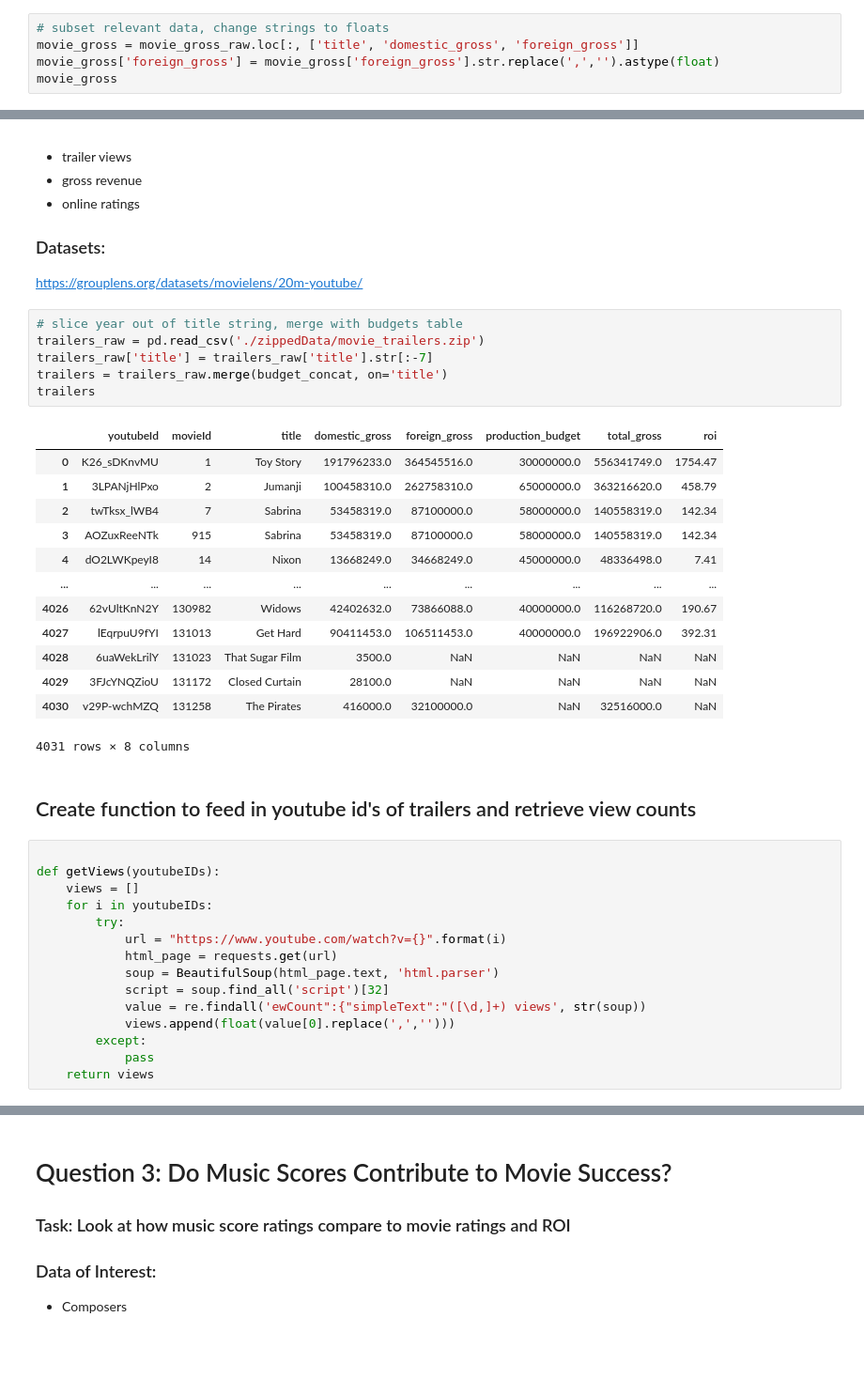
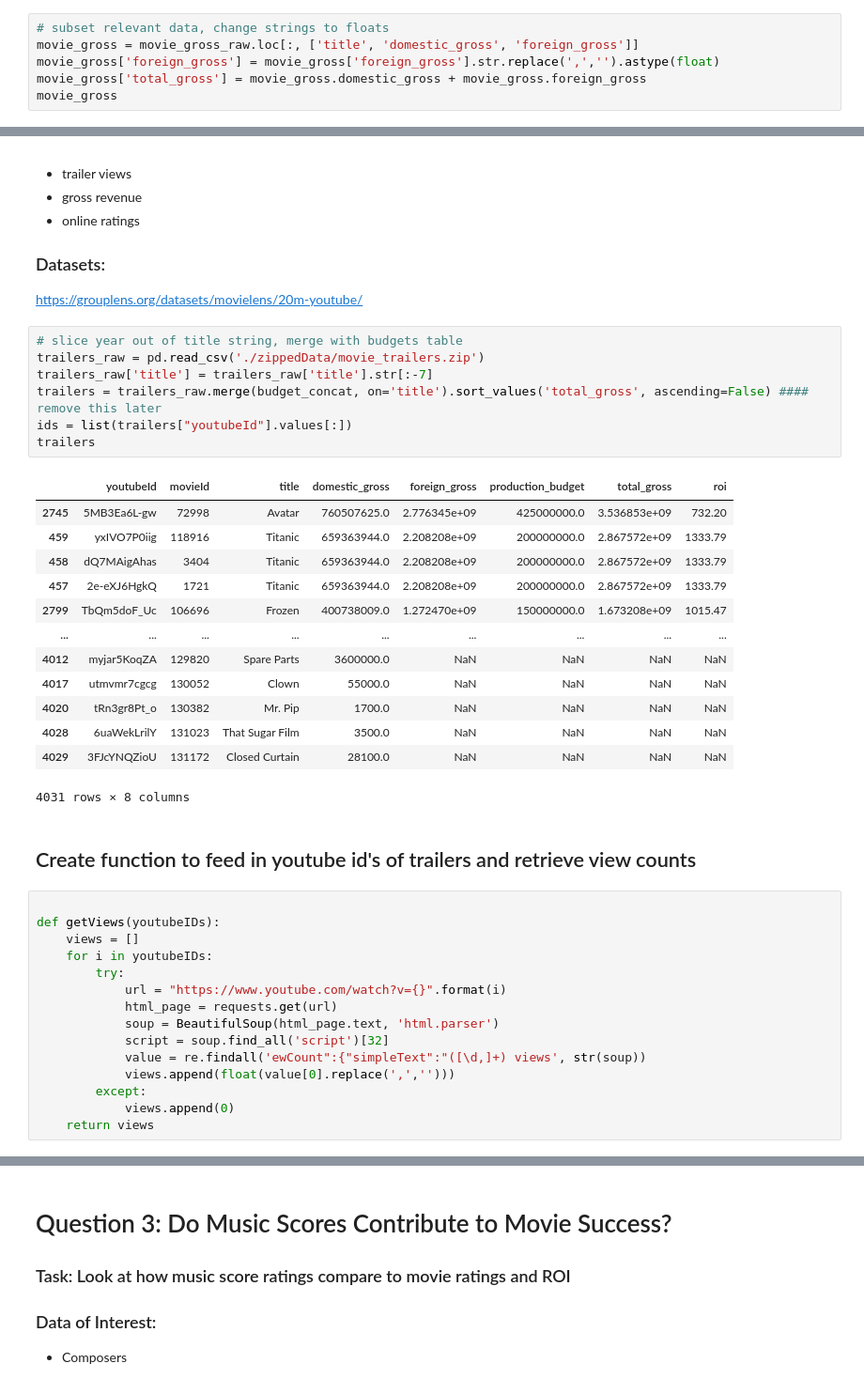
Before and after one commit to khyateed/Movie-Data-Analysis, a Jupyter notebook: student.ipynb, the cells around one changed output, grey strips where cells are left out. Shown at 94% size. Drawn from its saved outputs; the diff is of its cells as text; blank space fills up the shorter version.

Commit message:
added merge conflict

```diff
--- a/student.ipynb
+++ b/student.ipynb
@@ -216,5 +211,6 @@ oscar_genre
 # subset relevant data, change strings to floats
 movie_gross = movie_gross_raw.loc[:, ['title', 'domestic_gross', 'foreign_gross']]
 movie_gross['foreign_gross'] = movie_gross['foreign_gross'].str.replace(',','').astype(float)
+movie_gross['total_gross'] = movie_gross.domestic_gross + movie_gross.foreign_gross
 movie_gross
 # %% [output]
@@ -340,22 +337,23 @@ https://grouplens.org/datasets/movielens/20m-youtube/
 # %%
 # slice year out of title string, merge with budgets table
 trailers_raw = pd.read_csv('./zippedData/movie_trailers.zip')
 trailers_raw['title'] = trailers_raw['title'].str[:-7]
-trailers = trailers_raw.merge(budget_concat, on='title')
+trailers = trailers_raw.merge(budget_concat, on='title').sort_values('total_gross', ascending=False) #### remove this later
+ids = list(trailers["youtubeId"].values[:])
 trailers
 # %% [output]
 |  | youtubeId | movieId | title | domestic_gross | foreign_gross | production_budget | total_gross | roi |
-| 0 | K26_sDKnvMU | 1 | Toy Story | 191796233.0 | 364545516.0 | 30000000.0 | 556341749.0 | 1754.47 |
-| 1 | 3LPANjHlPxo | 2 | Jumanji | 100458310.0 | 262758310.0 | 65000000.0 | 363216620.0 | 458.79 |
-| 2 | twTksx_lWB4 | 7 | Sabrina | 53458319.0 | 87100000.0 | 58000000.0 | 140558319.0 | 142.34 |
-| 3 | AOZuxReeNTk | 915 | Sabrina | 53458319.0 | 87100000.0 | 58000000.0 | 140558319.0 | 142.34 |
-| 4 | dO2LWKpeyI8 | 14 | Nixon | 13668249.0 | 34668249.0 | 45000000.0 | 48336498.0 | 7.41 |
+| 2745 | 5MB3Ea6L-gw | 72998 | Avatar | 760507625.0 | 2.776345e+09 | 425000000.0 | 3.536853e+09 | 732.20 |
+| 459 | yxIVO7P0iig | 118916 | Titanic | 659363944.0 | 2.208208e+09 | 200000000.0 | 2.867572e+09 | 1333.79 |
+| 458 | dQ7MAigAhas | 3404 | Titanic | 659363944.0 | 2.208208e+09 | 200000000.0 | 2.867572e+09 | 1333.79 |
+| 457 | 2e-eXJ6HgkQ | 1721 | Titanic | 659363944.0 | 2.208208e+09 | 200000000.0 | 2.867572e+09 | 1333.79 |
+| 2799 | TbQm5doF_Uc | 106696 | Frozen | 400738009.0 | 1.272470e+09 | 150000000.0 | 1.673208e+09 | 1015.47 |
 | ... | ... | ... | ... | ... | ... | ... | ... | ... |
-| 4026 | 62vUltKnN2Y | 130982 | Widows | 42402632.0 | 73866088.0 | 40000000.0 | 116268720.0 | 190.67 |
-| 4027 | lEqrpuU9fYI | 131013 | Get Hard | 90411453.0 | 106511453.0 | 40000000.0 | 196922906.0 | 392.31 |
+| 4012 | myjar5KoqZA | 129820 | Spare Parts | 3600000.0 | NaN | NaN | NaN | NaN |
+| 4017 | utmvmr7cgcg | 130052 | Clown | 55000.0 | NaN | NaN | NaN | NaN |
+| 4020 | tRn3gr8Pt_o | 130382 | Mr. Pip | 1700.0 | NaN | NaN | NaN | NaN |
 | 4028 | 6uaWekLrilY | 131023 | That Sugar Film | 3500.0 | NaN | NaN | NaN | NaN |
 | 4029 | 3FJcYNQZioU | 131172 | Closed Curtain | 28100.0 | NaN | NaN | NaN | NaN |
-| 4030 | v29P-wchMZQ | 131258 | The Pirates | 416000.0 | 32100000.0 | NaN | 32516000.0 | NaN |
 4031 rows × 8 columns
 # %% [markdown]
 ## Create function to feed in youtube id's of trailers and retrieve view counts
@@ -372,5 +370,5 @@ def getViews(youtubeIDs):
             value = re.findall('ewCount":{"simpleText":"([\d,]+) views', str(soup))
             views.append(float(value[0].replace(',','')))
         except:
-            pass
+            views.append(0)
     return views
```
Also changed, not shown: parts of 15 cells of this notebook.
